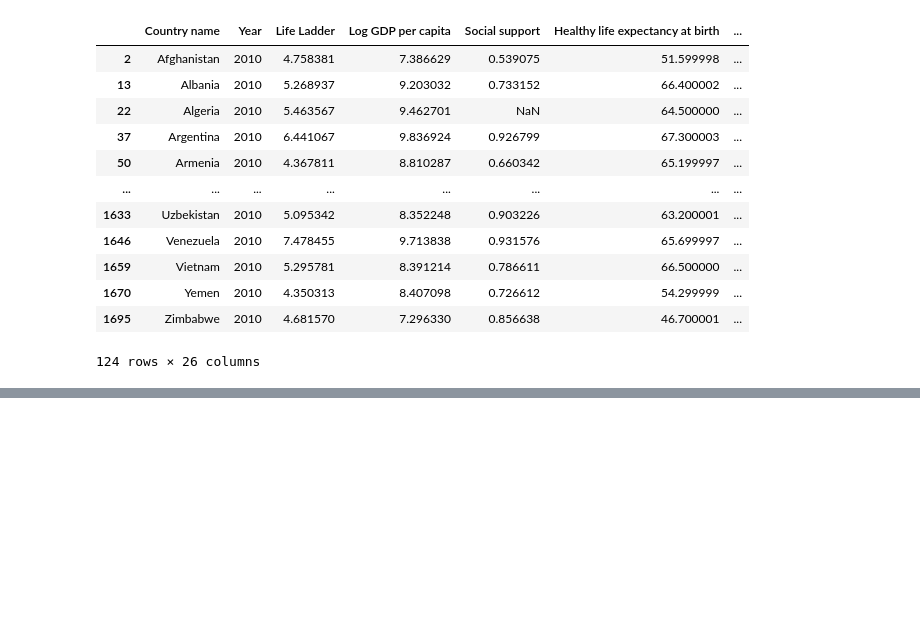
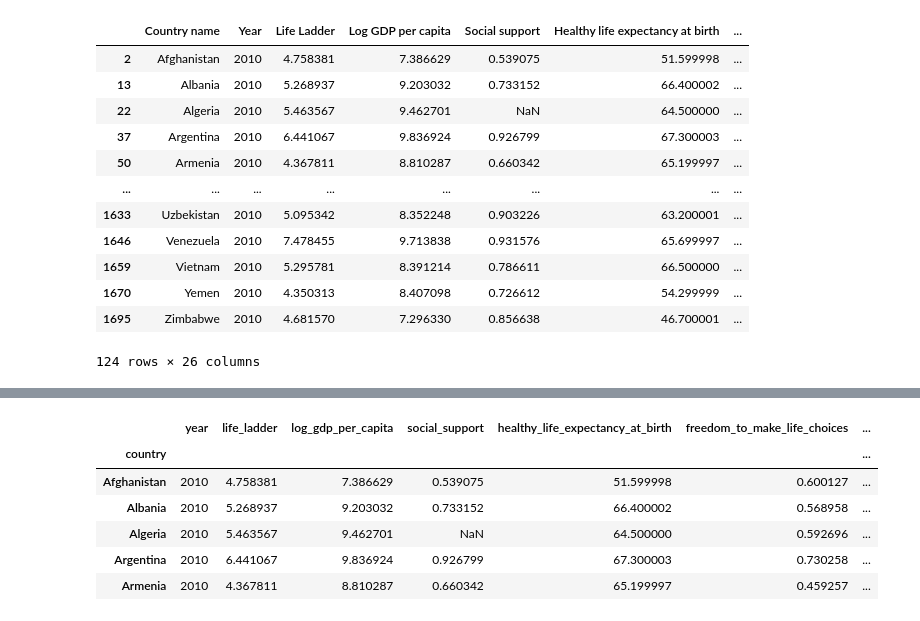
Before and after one commit to melissamemel/ETL_Project, a Jupyter notebook: happiness.ipynb, the cells around one changed output, grey strips where cells are left out. Saved outputs shown, nothing was run; the diff lists cells and outputs as text; code cells hidden in the pictures; blank space fills up the shorter version.

```diff
--- a/happiness.ipynb
+++ b/happiness.ipynb
@@ -125,3 +125,16 @@ happiness_data
 | Yemen | 2010 | 4.350313 | 8.407098 | 0.726612 | 54.299999 | 0.659284 | ... |
 | Zimbabwe | 2010 | 4.681570 | 7.296330 | 0.856638 | 46.700001 | 0.664718 | ... |
 124 rows × 25 columns
+# %%
+new_happiness_data = happiness_data[["year","life_ladder","log_gdp_per_capita","social_support",
+                                     "healthy_life_expectancy_at_birth", "freedom_to_make_life_choices",
+                                     "generosity", "perceptions_of_corruption"]]
+new_happiness_data.head()
+# %% [output]
+|  | year | life_ladder | log_gdp_per_capita | social_support | healthy_life_expectancy_at_birth | freedom_to_make_life_choices | ... |
+| country |  |  |  |  |  |  | ... |
+| Afghanistan | 2010 | 4.758381 | 7.386629 | 0.539075 | 51.599998 | 0.600127 | ... |
+| Albania | 2010 | 5.268937 | 9.203032 | 0.733152 | 66.400002 | 0.568958 | ... |
+| Algeria | 2010 | 5.463567 | 9.462701 | NaN | 64.500000 | 0.592696 | ... |
+| Argentina | 2010 | 6.441067 | 9.836924 | 0.926799 | 67.300003 | 0.730258 | ... |
+| Armenia | 2010 | 4.367811 | 8.810287 | 0.660342 | 65.199997 | 0.459257 | ... |
```
Also changed, not shown: parts of 2 cells of this notebook.
